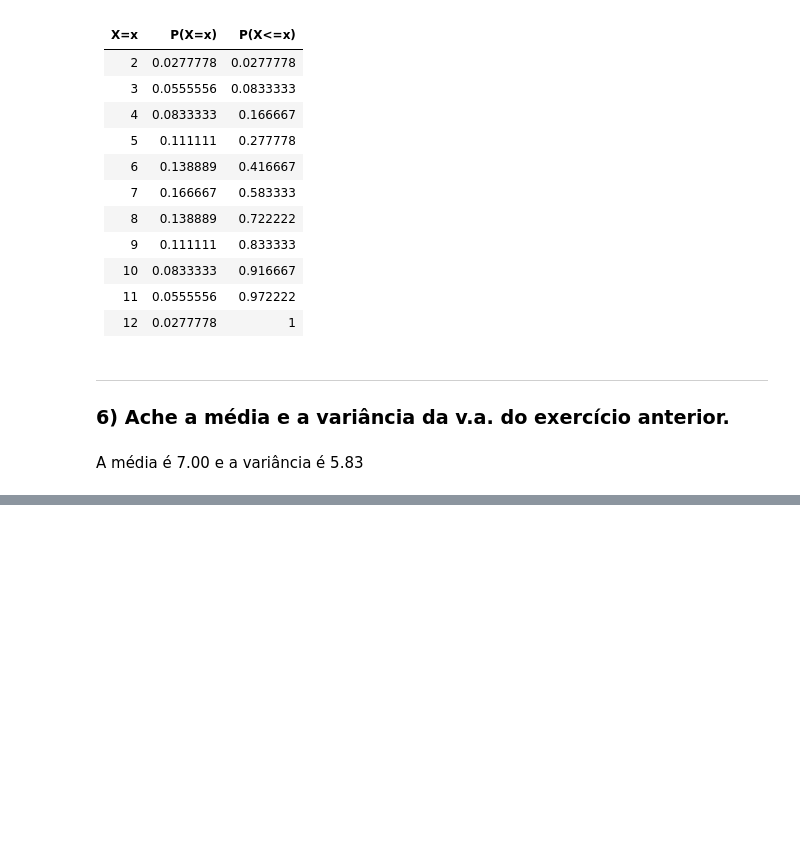
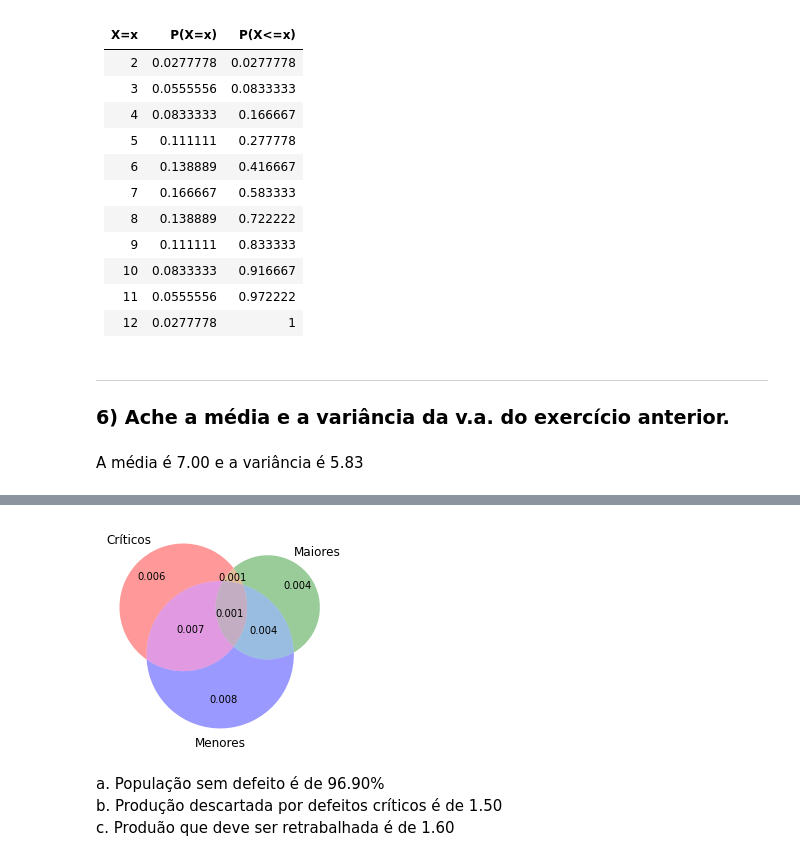
Before and after one commit to gui-lisboa/ControleEstatisticoDeQualidadeUFPR, a Jupyter notebook: Atividade2.ipynb, the cells around one changed output, grey strips where cells are left out. Drawn from its saved outputs; the diff is of its cells as text; code cells hidden in the pictures; blank space fills up the shorter version.

```diff
--- a/Atividade2.ipynb
+++ b/Atividade2.ipynb
@@ -176,0 +189,43 @@ A média é 7.00 e a variância é 5.83
+# %%
+defeitos = {
+    'criticos': .015,
+    'maiores': .01,
+    'menores': .02,
+    'criticos_maiores': .002,
+    'criticos_menores': .008,
+    'maiores_menores': .005,
+    'criticos_maiores_criticos_menores_maiores_menores': .001
+}
+
+def diff_defeito_areas_sobrepostas(defeitos, chave):
+    diff = 0
+    for k in defeitos.keys():
+        if k == chave: diff += defeitos[chave]
+        elif chave in k: diff -= diff_defeito_areas_sobrepostas(defeitos, k)
+    return round(diff, 3)
+
+defeitos_conjunto = (diff_defeito_areas_sobrepostas(defeitos, 'criticos'),
+        diff_defeito_areas_sobrepostas(defeitos, 'maiores'),
+        diff_defeito_areas_sobrepostas(defeitos, 'criticos_maiores'),
+        diff_defeito_areas_sobrepostas(defeitos, 'menores'),
+        diff_defeito_areas_sobrepostas(defeitos, 'criticos_menores'),
+        diff_defeito_areas_sobrepostas(defeitos, 'maiores_menores'),
+        diff_defeito_areas_sobrepostas(defeitos, 'criticos_maiores_criticos_menores_maiores_menores'))
+
+v = venn3(subsets = defeitos_conjunto, set_labels = ('Críticos', 'Maiores', 'Menores'))
+# %% [output]
+[figure, added]
+# %%
+sem_defeito = (1 - sum(list(defeitos_conjunto))) * 100
+com_defeito_critico = defeitos['criticos'] * 100
+com_defeitos_maiores_ou_menores = (diff_defeito_areas_sobrepostas(defeitos, 'maiores') +
+                                  diff_defeito_areas_sobrepostas(defeitos, 'menores') +
+                                  diff_defeito_areas_sobrepostas(defeitos, 'maiores_menores')) * 100
+
+display(Markdown(
+    f'a. População sem defeito é de {sem_defeito:.2f}% <br>'
+    f'b. Produção descartada por defeitos críticos é de {com_defeito_critico:.2f} <br>'
+    f'c. Produão que deve ser retrabalhada é de {com_defeitos_maiores_ou_menores:.2f}'
+))
+# %% [output]
+a. População sem defeito é de 96.90% <br>b. Produção descartada por defeitos críticos é de 1.50 <br>c. Produão que deve ser retrabalhada é de 1.60
```
Also changed, not shown: parts of 7 cells of this notebook, 5 other files.
